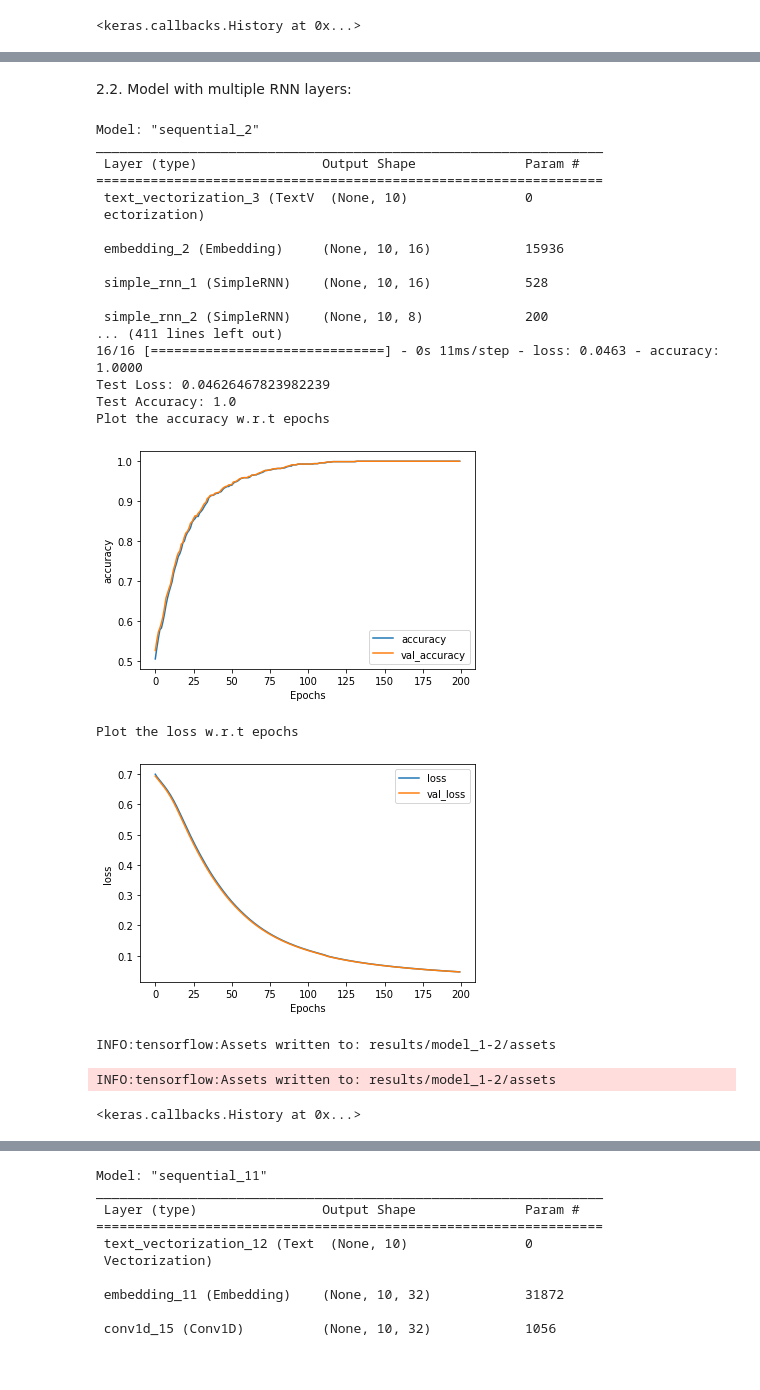
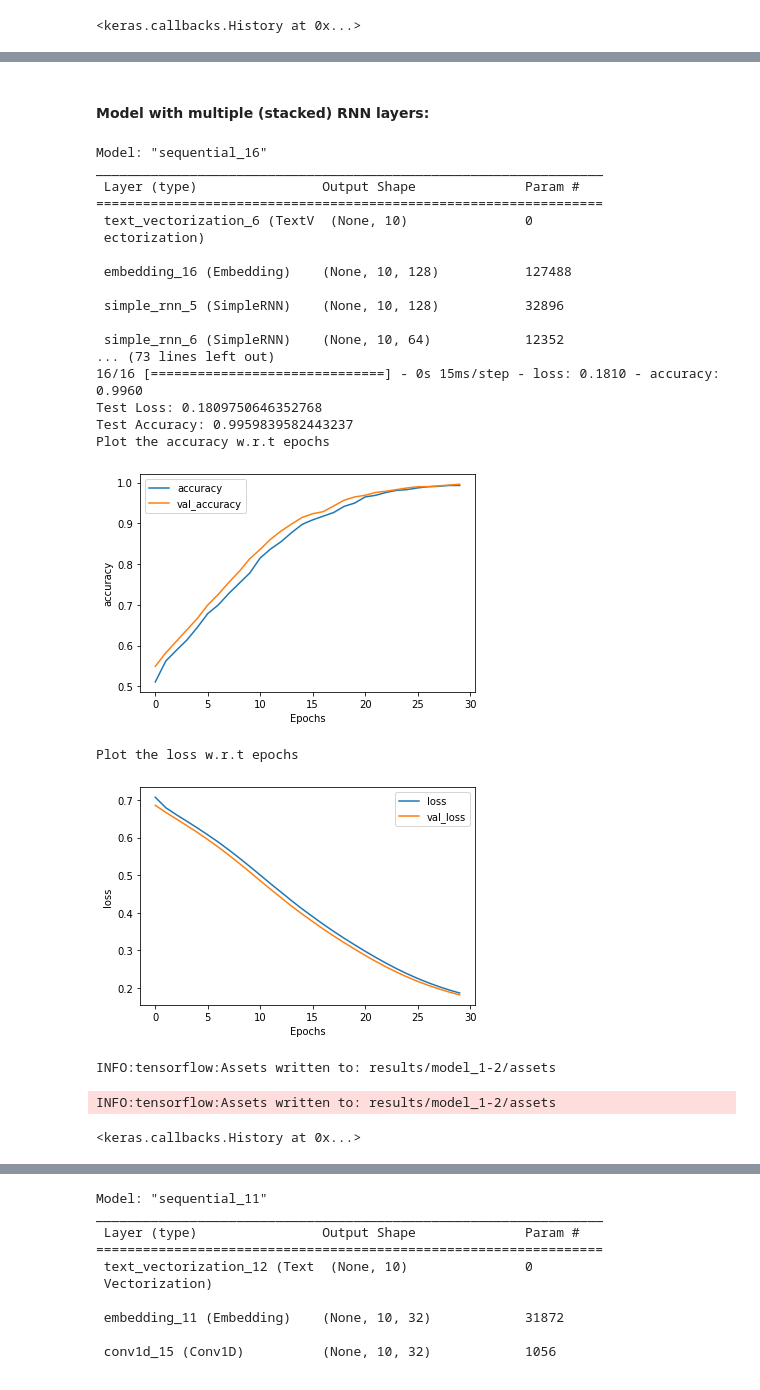
Before and after one commit to keresztesbeata/Intelligent-Systems-Lab, a Jupyter notebook: Restaurant-Reviews-NLP/RestaurantReviews.ipynb, the cells around one changed output, grey strips where cells are left out. Cells and saved outputs as stored; diff of their text form; code cells hidden in the pictures.

```diff
--- a/Restaurant-Reviews-NLP/RestaurantReviews.ipynb
+++ b/Restaurant-Reviews-NLP/RestaurantReviews.ipynb
@@ -1940,5 +1943,5 @@ INFO:tensorflow:Assets written to: results/model_1-2/assets
 # %% [markdown]
-2.2. Model with multiple RNN layers:
+#### Model with multiple (stacked) RNN layers:
 # %%
 # get the size of the vocabulary
 vocab_size = raw_data.shape[0]
@@ -1947,59 +1950,60 @@ vocab_size = raw_data.shape[0]
 tf_train, tf_test = preprocess_data(raw_data)
 
 layers = [
-    tf.keras.layers.SimpleRNN(16, return_sequences=True),
-    tf.keras.layers.SimpleRNN(8, return_sequences=True),
-    tf.keras.layers.SimpleRNN(4),
+    tf.keras.layers.SimpleRNN(128, return_sequences=True),
+    tf.keras.layers.SimpleRNN(64, return_sequences=True),
+    tf.keras.layers.SimpleRNN(8),
+    tf.keras.layers.Dense(8, activation='relu'),
     tf.keras.layers.Dense(1, activation='sigmoid')
 ]
 
-model = build_model(tf_train, tf_test, vocab_size, 16, layers)
+model = build_model(tf_train, tf_test, vocab_size, 128, layers)
 
 # loss function for binary classification
 loss = tf.keras.losses.BinaryCrossentropy()
 # Adam optimizer based on SGD algorithm
 optimizer = tf.keras.optimizers.Adam(1e-4)
 # the metrics for evaluating the performance of a binary classifier can be the Accuracy
 metric = 'accuracy'
 
 # configure and compile the model
 model.compile(loss=loss,
                   optimizer=optimizer,
                   metrics=[metric])
 
 # early stopping callback based on monitoring the increase in the validation loss
 early_stop = tf.keras.callbacks.EarlyStopping(monitor='val_loss', patience=3)
 
 # train the model
 history = model.fit(tf_train,
                     batch_size=32,
-                    epochs=200,
+                    epochs=30,
                     validation_data=tf_test,
                     callbacks=early_stop)
 
 # evaluate the model
-evaluate_and_save_model(model, "model_1-2")
+evaluate_and_save_model(model, "model_multiple_rnn")
 # %% [output]
-Model: "sequential_2"
+Model: "sequential_16"
 _________________________________________________________________
  Layer (type)                Output Shape              Param #
 =================================================================
- text_vectorization_3 (TextV  (None, 10)               0
+ text_vectorization_6 (TextV  (None, 10)               0
  ectorization)
 
- embedding_2 (Embedding)     (None, 10, 16)            15936
+ embedding_16 (Embedding)    (None, 10, 128)           127488
 
- simple_rnn_1 (SimpleRNN)    (None, 10, 16)            528
+ simple_rnn_5 (SimpleRNN)    (None, 10, 128)           32896
 
- simple_rnn_2 (SimpleRNN)    (None, 10, 8)             200
-... (411 lines left out)
-16/16 [==============================] - 0s 11ms/step - loss: 0.0463 - accuracy: 1.0000
-Test Loss: 0.04626467823982239
-Test Accuracy: 1.0
+ simple_rnn_6 (SimpleRNN)    (None, 10, 64)            12352
+... (73 lines left out)
+16/16 [==============================] - 0s 15ms/step - loss: 0.1810 - accuracy: 0.9960
+Test Loss: 0.1809750646352768
+Test Accuracy: 0.9959839582443237
 Plot the accuracy w.r.t epochs
-[figure, old version]
+[figure, new version]
 Plot the loss w.r.t epochs
-[figure, old version]
+[figure, new version]
 INFO:tensorflow:Assets written to: results/model_1-2/assets
 INFO:tensorflow:Assets written to: results/model_1-2/assets
 <keras.callbacks.History at 0x...>
```
Also changed, not shown: parts of 19 cells of this notebook.
